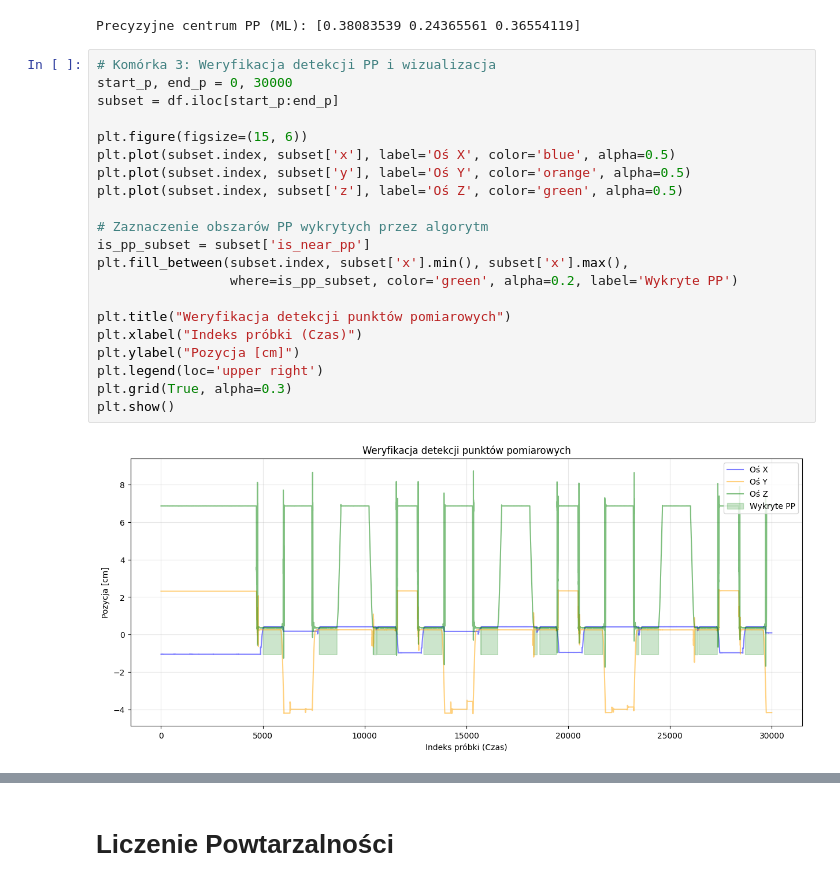
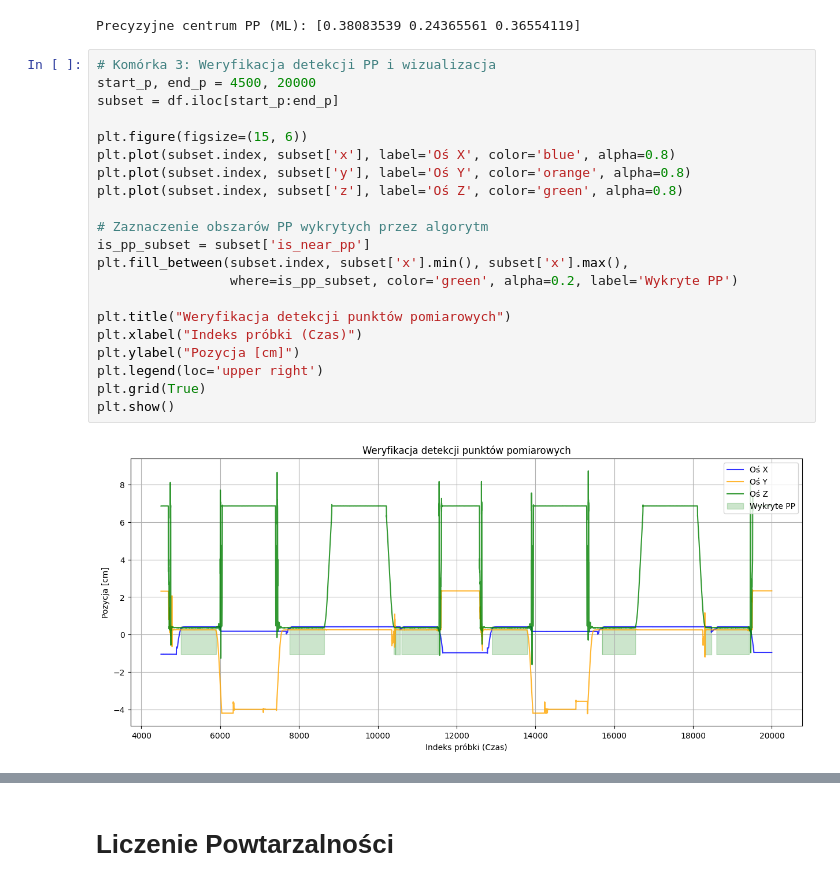
Before and after one commit to ThisIsSzimon/KUKA-Repeatability, a Jupyter notebook: meas_detection.ipynb, the cells around one changed output, grey strips where cells are left out. Drawn from its saved outputs; the diff is of its cells as text.

Commit message:
plots

```diff
--- a/meas_detection.ipynb
+++ b/meas_detection.ipynb
@@ -55,27 +55,27 @@ print(f"Precyzyjne centrum PP (ML): {ml_center}")
 Precyzyjne centrum PP (ML): [0.38083539 0.24365561 0.36554119]
 # %%
 # Komórka 3: Weryfikacja detekcji PP i wizualizacja
-start_p, end_p = 0, 30000
+start_p, end_p = 4500, 20000
 subset = df.iloc[start_p:end_p]
 
 plt.figure(figsize=(15, 6))
-plt.plot(subset.index, subset['x'], label='Oś X', color='blue', alpha=0.5)
-plt.plot(subset.index, subset['y'], label='Oś Y', color='orange', alpha=0.5)
-plt.plot(subset.index, subset['z'], label='Oś Z', color='green', alpha=0.5)
+plt.plot(subset.index, subset['x'], label='Oś X', color='blue', alpha=0.8)
+plt.plot(subset.index, subset['y'], label='Oś Y', color='orange', alpha=0.8)
+plt.plot(subset.index, subset['z'], label='Oś Z', color='green', alpha=0.8)
 
 # Zaznaczenie obszarów PP wykrytych przez algorytm
 is_pp_subset = subset['is_near_pp']
 plt.fill_between(subset.index, subset['x'].min(), subset['x'].max(),
                  where=is_pp_subset, color='green', alpha=0.2, label='Wykryte PP')
 
 plt.title("Weryfikacja detekcji punktów pomiarowych")
 plt.xlabel("Indeks próbki (Czas)")
 plt.ylabel("Pozycja [cm]")
 plt.legend(loc='upper right')
-plt.grid(True, alpha=0.3)
+plt.grid(True)
 plt.show()
 # %% [output]
-[figure, old version]
+[figure, new version]
 # %%
 # Komórka 4: Ekstrakcja punktów pomiarowych
 dist_to_center = np.sqrt(((df[['x', 'y', 'z']] - ml_center)**2).sum(axis=1))
```
Also changed, not shown: parts of 1 cell of this notebook, 6 other files.
